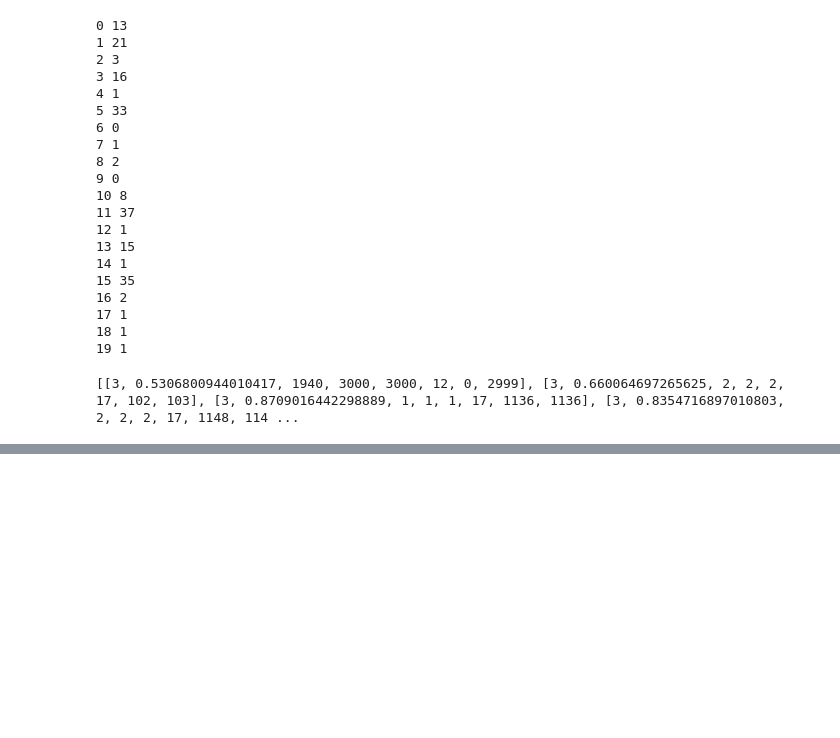
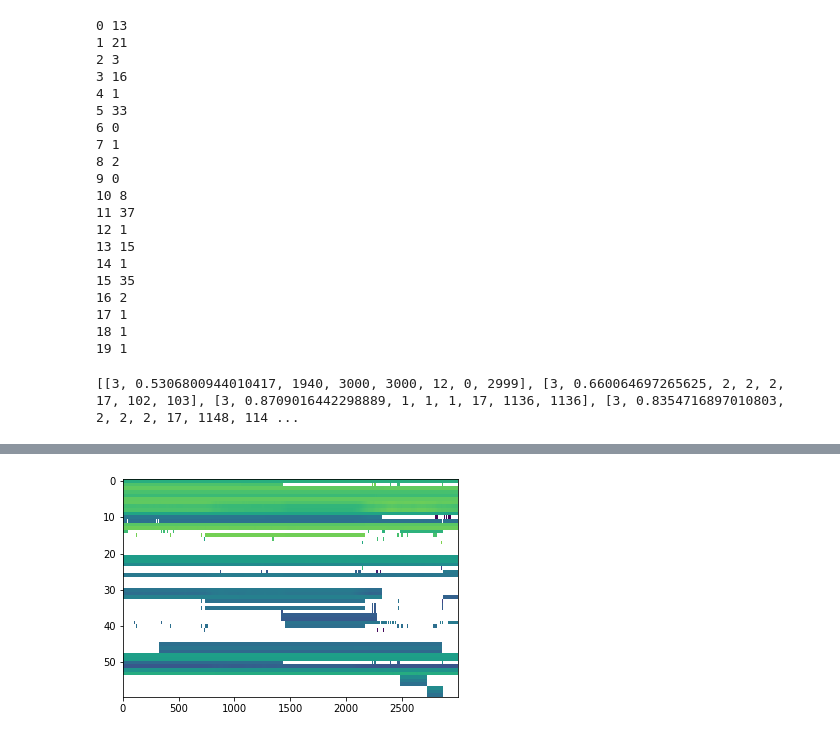
Before and after one commit to AlexKaiLe/Harvard, a Jupyter notebook: Python_Files/Skeleton_basic.ipynb, the cells around one changed output, grey strips where cells are left out. Cells and saved outputs as stored; diff of their text form; code cells hidden in the pictures; blank space fills up the shorter version.

```diff
--- a/Python_Files/Skeleton_basic.ipynb
+++ b/Python_Files/Skeleton_basic.ipynb
@@ -663,7 +666,8 @@ for i in range(20):
                     numb_index.append(new_index)
                     bounds += new_bounds
         bounds = sorted(bounds)
-    prepross.append([i, numb_index, bounds])
+    new_index = sorted(numb_index,key=lambda x: x[1])
+    prepross.append([i, new_index, bounds])
 
     # print(i, numb_index)
     # pic = np.zeros(3001)
@@ -675,0 +701,24 @@ for i in range(20):
+# %%
+final_points = []
+for i in range(20):
+    final_points.append([])
+
+point_coord = np.ones((60,3000))*np.nan
+for i in range(len(prepross)):
+    index = [i*3, i*3+1, i*3+2]
+    coord = [[],[],[]]
+    for j in range(len(prepross[i][1])):
+        if len(prepross[i][1][j]) != 3:
+            print("error")
+
+        first = prepross[i][1][j][1]
+        end = prepross[i][1][j][2]
+        old_index = prepross[i][1][j][0]
+        old_index_range = [old_index*3, old_index*3+1, old_index*3+2]
+        for k in range(first, end+1):
+            point_coord[index[0]][k] = test_time[old_index_range[0]][k]
+            point_coord[index[1]][k] = test_time[old_index_range[1]][k]
+            point_coord[index[2]][k] = test_time[old_index_range[2]][k]
+            if np.isnan(test_time[old_index_range[0]][k]) or np.isnan(test_time[old_index_range[1]][k]) or np.isnan(test_time[old_index_range[2]][k]):
+                print("big error")
+    final_points[i] = coord
@@ -675,0 +743,5 @@ for i in range(20):
+# %%
+plt.imshow(point_coord, interpolation='nearest', aspect="auto")
+plt.show()
+# %% [output]
+[figure, added]
```
Also changed, not shown: parts of 4 cells of this notebook.
